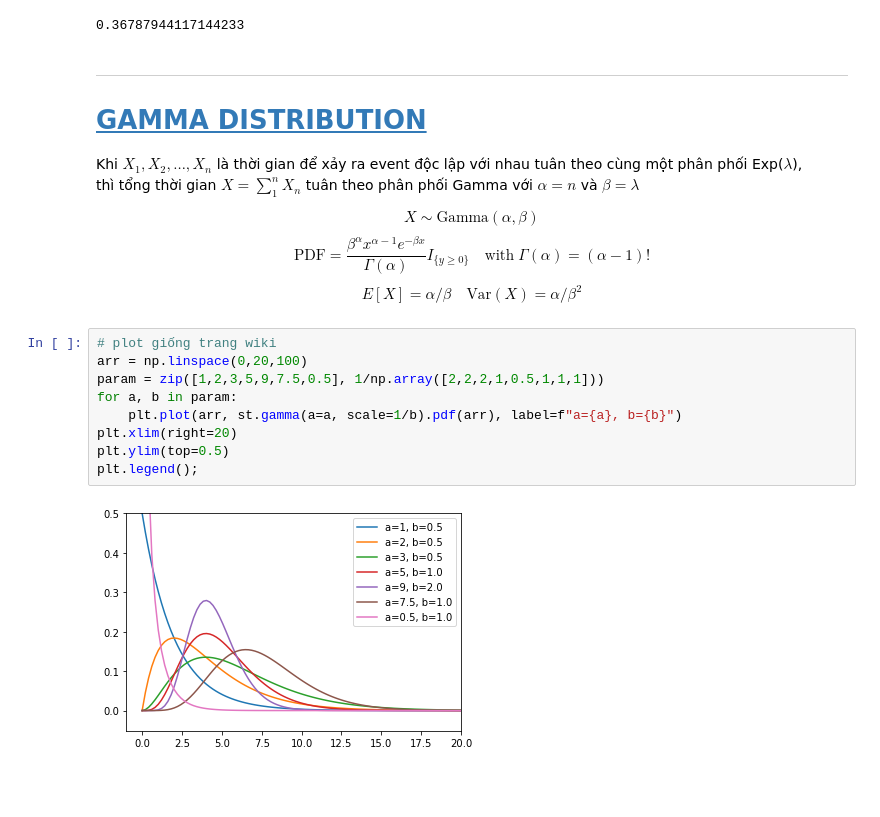
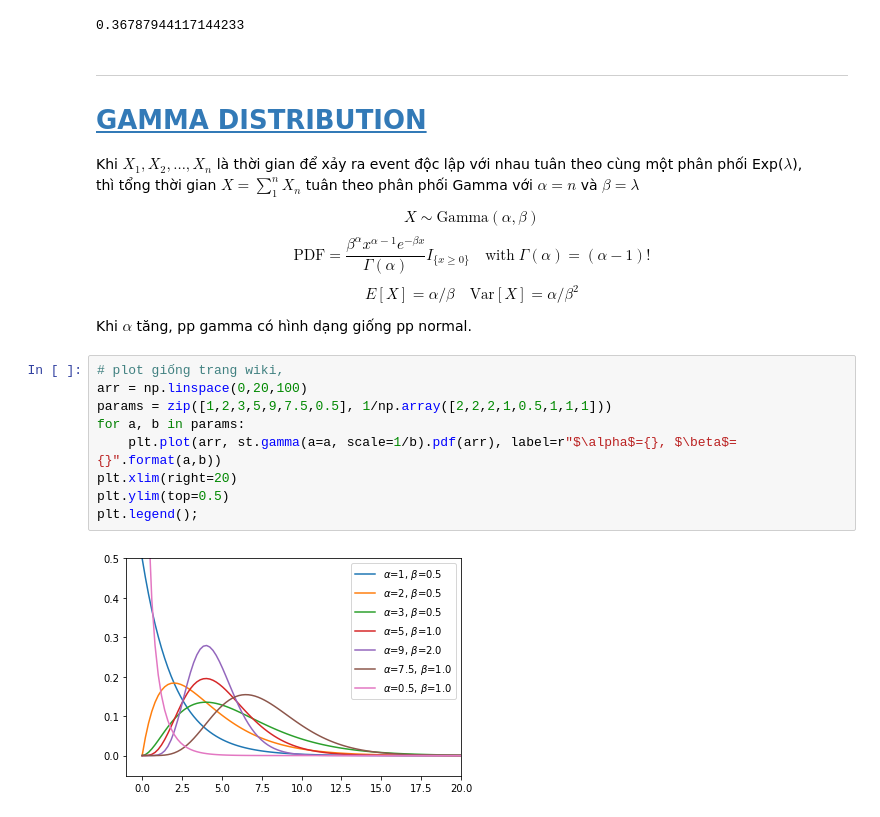
Before and after one commit to nguyetvo/cch-data-notebooks, a Jupyter notebook: unit_4/mot-vai-phan-phoi.ipynb, the cells around one changed output. Cells and saved outputs as stored; diff of their text form; blank space fills up the shorter version.

```diff
--- a/unit_4/mot-vai-phan-phoi.ipynb
+++ b/unit_4/mot-vai-phan-phoi.ipynb
@@ -232,16 +228,18 @@ Khi $X_1, X_2,\dots, X_n$ là thời gian để xảy ra event độc lập vớ
 thì tổng thời gian $X = \sum_1^n X_n$ tuân theo phân phối Gamma với $\alpha =n$ và $\beta=\lambda$
 
 $$ X \sim \text{Gamma}(\alpha, \beta)$$
-$$ \text{PDF} = \frac{\beta^\alpha x^{\alpha-1}e^{-\beta x}}{\Gamma(\alpha)} I_{\{y\geq 0\}} \quad \text{with} \; \Gamma(\alpha) = (\alpha-1)! $$
-$$ E[X] = \alpha/\beta \quad \text{Var}(X) = \alpha/\beta^2 $$
+$$ \text{PDF} = \frac{\beta^\alpha x^{\alpha-1}e^{-\beta x}}{\Gamma(\alpha)} I_{\{x\geq 0\}} \quad \text{with} \; \Gamma(\alpha) = (\alpha-1)! $$
+$$ E[X] = \alpha/\beta \quad \text{Var}[X] = \alpha/\beta^2 $$
+
+Khi $\alpha$ tăng, pp gamma có hình dạng giống pp normal.
 # %%
-# plot giống trang wiki
+# plot giống trang wiki,
 arr = np.linspace(0,20,100)
-param = zip([1,2,3,5,9,7.5,0.5], 1/np.array([2,2,2,1,0.5,1,1,1]))
-for a, b in param:
-    plt.plot(arr, st.gamma(a=a, scale=1/b).pdf(arr), label=f"a={a}, b={b}")
+params = zip([1,2,3,5,9,7.5,0.5], 1/np.array([2,2,2,1,0.5,1,1,1]))
+for a, b in params:
+    plt.plot(arr, st.gamma(a=a, scale=1/b).pdf(arr), label=r"$\alpha$={}, $\beta$={}".format(a,b))
 plt.xlim(right=20)
 plt.ylim(top=0.5)
 plt.legend();
 # %% [output]
-[figure, old version]
+[figure, new version]
```
Also changed, not shown: parts of 11 cells of this notebook.
